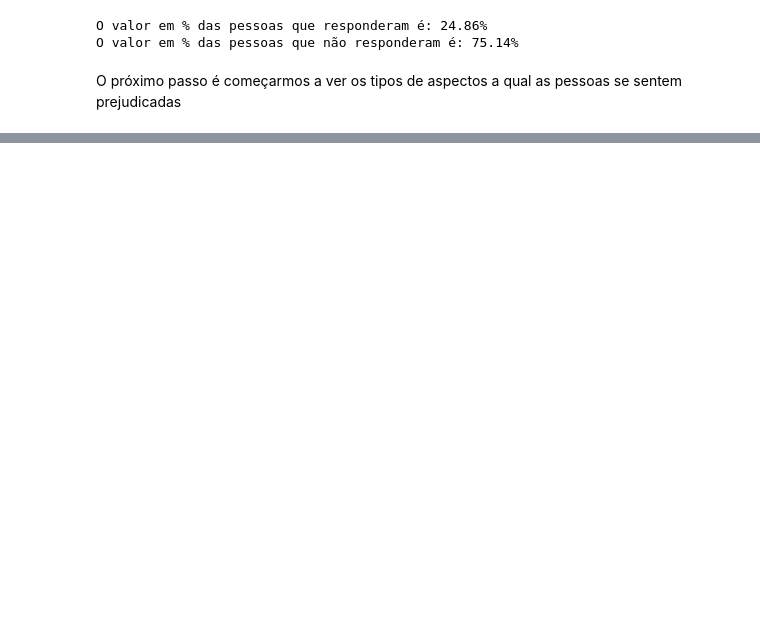
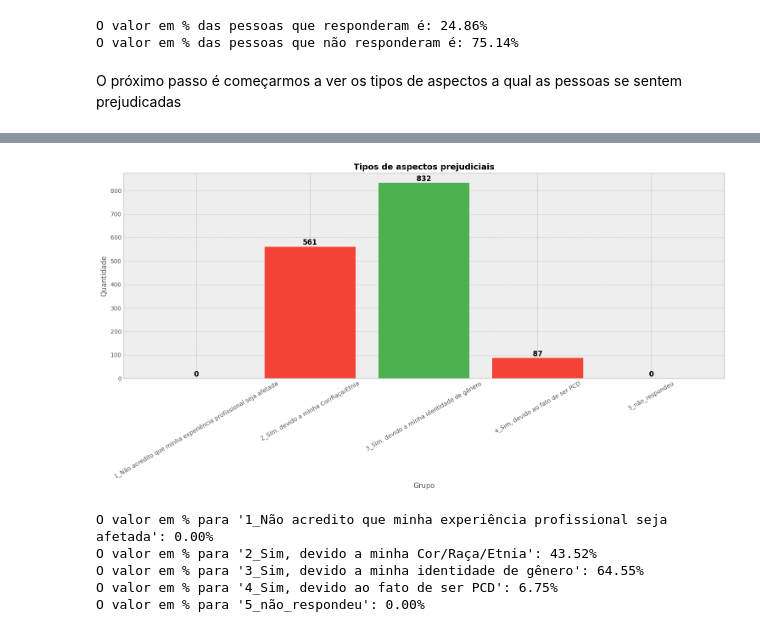
Before and after one commit to rodriguesgui/DC-Data-Glow-Up, a Jupyter notebook: src/main.ipynb, the cells around one changed output, grey strips where cells are left out. Saved outputs shown, nothing was run; the diff lists cells and outputs as text; code cells hidden in the pictures; blank space fills up the shorter version.

```diff
--- a/src/main.ipynb
+++ b/src/main.ipynb
@@ -571,0 +645,44 @@ plt.show()
+# %%
+# Filtra as colunas dummies da 1.f (que começam com '1.f')
+colunas_1e_dummies = [col for col in df.columns if col.startswith('1.e.') and col != '1.e_experiencia_profissional_prejudicada']
+valores_resposta_1e_dummies = df[colunas_1e_dummies].sum().values
+categorias_1e_dummies = [col.replace('1.e.', '') for col in colunas_1e_dummies]
+# %%
+plt.style.use('bmh')
+
+fig, ax = plt.subplots(figsize=(15, 8))
+
+
+# Cria as barras
+barras = ax.bar(categorias_1e_dummies, valores_resposta_1e_dummies, color=['#4CAF50', '#F44336'])
+
+# Adiciona os valores em cima das barras
+for barra in barras:
+    altura = barra.get_height()
+    ax.text(barra.get_x() + barra.get_width() / 2, altura + 0.5, f'{int(altura)}',
+            ha='center', va='bottom', fontsize=12, fontweight='bold')
+
+# Títulos e rótulos
+ax.set_title('Tipos de aspectos prejudiciais', fontsize=14, fontweight='bold')
+ax.set_ylabel('Quantidade', fontsize=12)
+ax.set_xlabel('Grupo', fontsize=12)
+
+# Ajuste fino de layout
+plt.xticks(rotation=30)
+plt.tight_layout()
+plt.show()
+# %% [output]
+[figure, added]
+# %%
+total_pessoas = len(df)
+
+for coluna in colunas_1e_dummies:
+    percentual = (df[coluna].sum() / total_pessoas) * 100
+    nome_formatado = coluna.replace('1.e.', '')
+    print(f"O valor em % para '{nome_formatado}': {percentual:.2f}%")
+# %% [output]
+O valor em % para '1_Não acredito que minha experiência profissional seja afetada': 0.00%
+O valor em % para '2_Sim, devido a minha Cor/Raça/Etnia': 43.52%
+O valor em % para '3_Sim, devido a minha identidade de gênero': 64.55%
+O valor em % para '4_Sim, devido ao fato de ser PCD': 6.75%
+O valor em % para '5_não_respondeu': 0.00%
```
Also changed, not shown: parts of 11 cells of this notebook.
